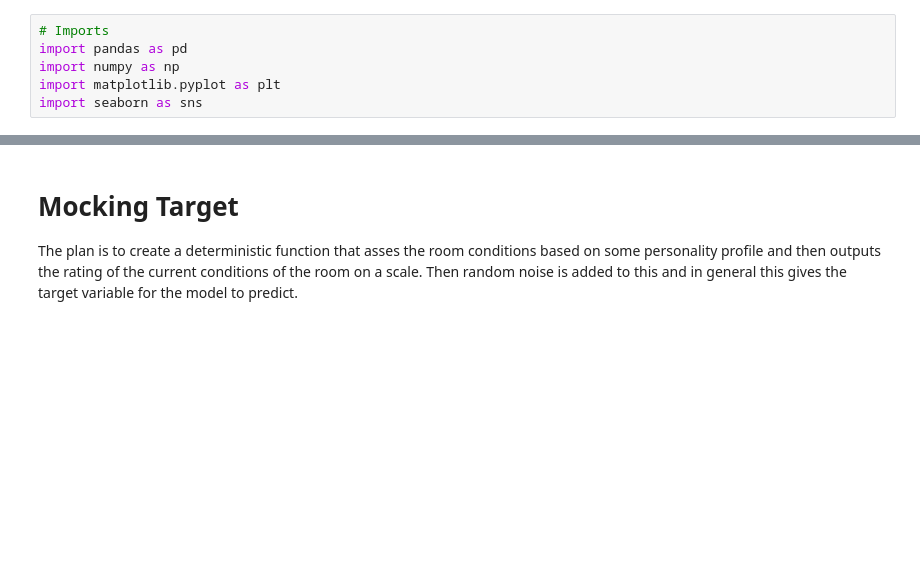
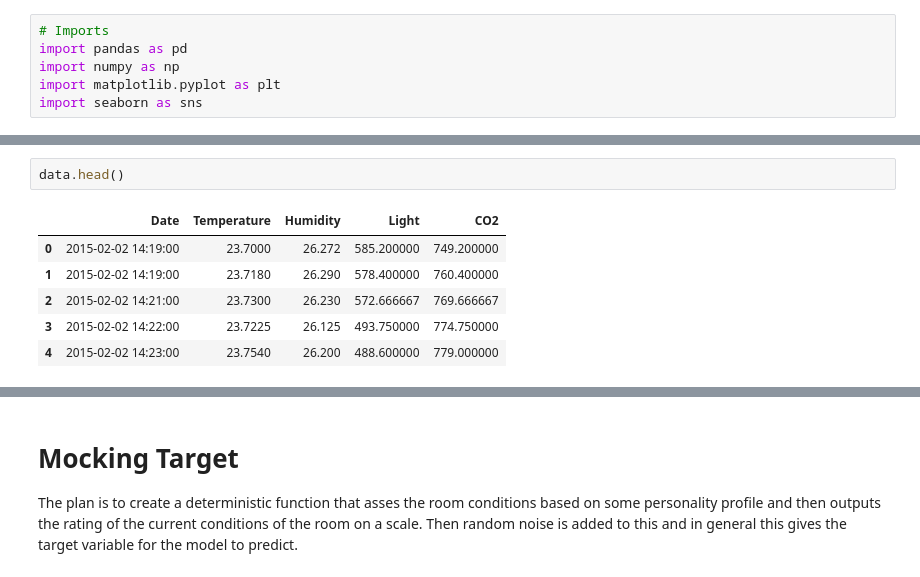
Before and after one commit to SEP4Real/SEP4, a Jupyter notebook: MAL/notebooks/1_mock_data.ipynb, the cells around one changed output, grey strips where cells are left out. Saved outputs shown, nothing was run; the diff lists cells and outputs as text; blank space fills up the shorter version.

```diff
--- a/MAL/notebooks/1_mock_data.ipynb
+++ b/MAL/notebooks/1_mock_data.ipynb
@@ -133,0 +92,9 @@ TODO: find max thresholds for temp, humidity, co2 and split the sessions based o
+# %%
+data.head()
+# %% [output]
+|  | Date | Temperature | Humidity | Light | CO2 |
+| 0 | 2015-02-02 14:19:00 | 23.7000 | 26.272 | 585.200000 | 749.200000 |
+| 1 | 2015-02-02 14:19:00 | 23.7180 | 26.290 | 578.400000 | 760.400000 |
+| 2 | 2015-02-02 14:21:00 | 23.7300 | 26.230 | 572.666667 | 769.666667 |
+| 3 | 2015-02-02 14:22:00 | 23.7225 | 26.125 | 493.750000 | 774.750000 |
+| 4 | 2015-02-02 14:23:00 | 23.7540 | 26.200 | 488.600000 | 779.000000 |
```
Also changed, not shown: parts of 19 cells of this notebook, 1 other file.
